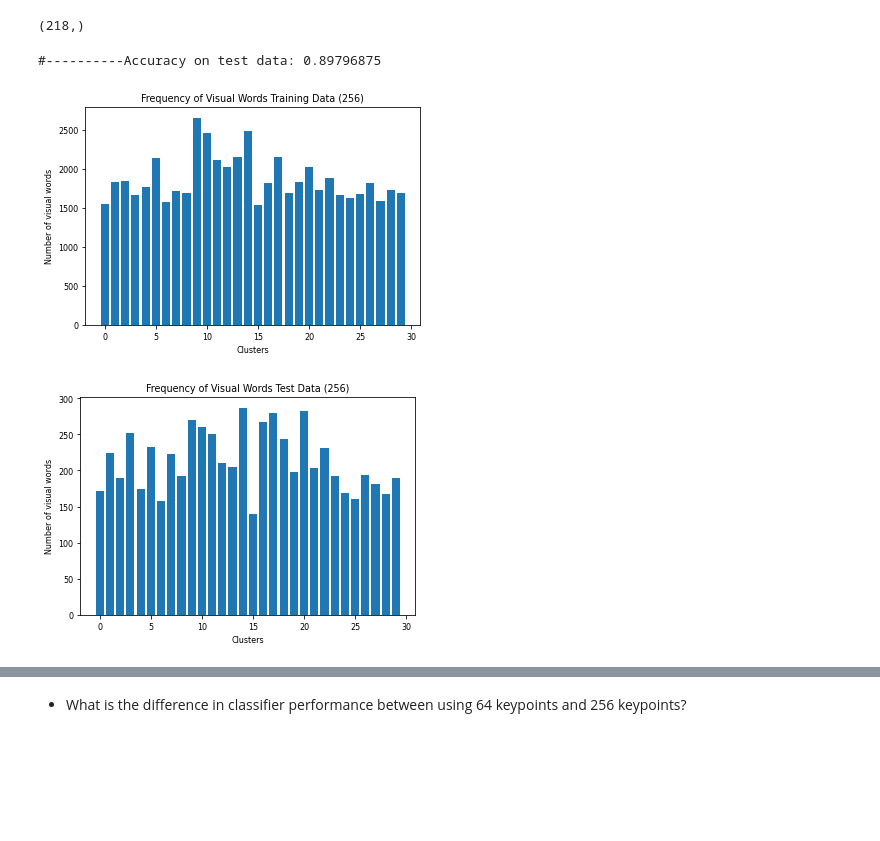
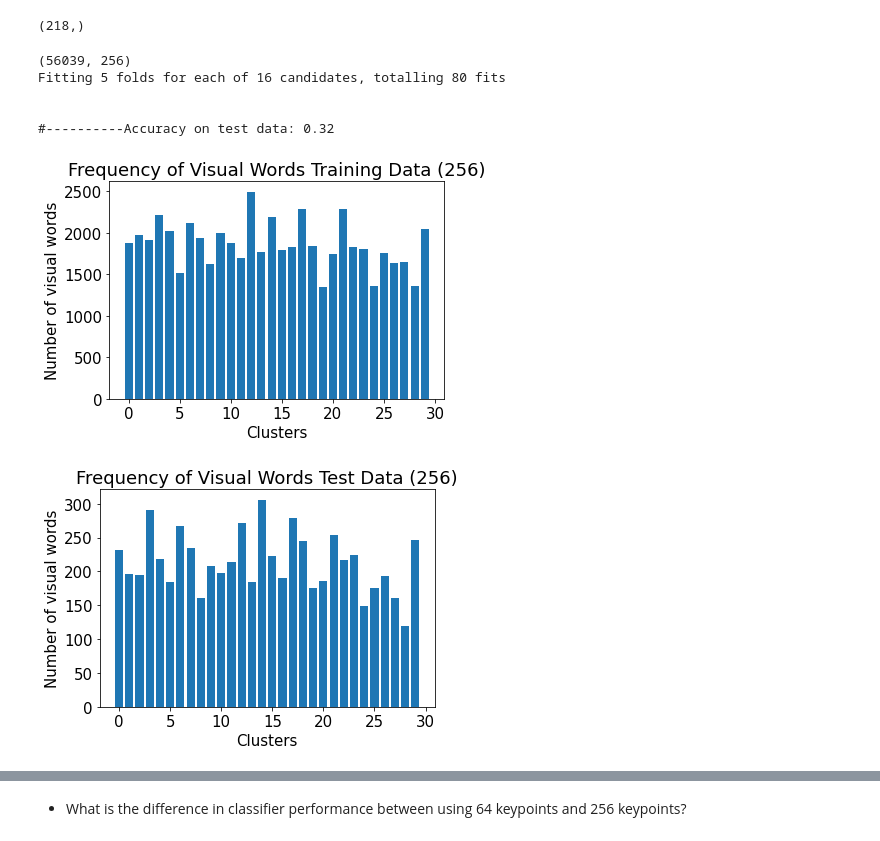
Before and after one commit to mario-rot/ComputerVisionCourse-MAI, a Jupyter notebook: Session 7/P7_Mario_Lauren.ipynb, the cells around one changed output, grey strips where cells are left out. Drawn from its saved outputs; the diff is of its cells as text; code cells hidden in the pictures; blank space fills up the shorter version.

```diff
--- a/Session 7/P7_Mario_Lauren.ipynb
+++ b/Session 7/P7_Mario_Lauren.ipynb
@@ -223,7 +245,7 @@ pd.DataFrame(clf2.cv_results_)
 # solution
 svc3 = SVC()
 clf3 = GridSearchCV(svc3,{'C':[0.1,0.5,1,1.5], 'gamma':[0.0005,0.005,0.05,0.5]})
-clf3.fit(dcs_flatten,kmeans.labels_)
+clf3.fit(vwr_img,y_train)
 pd.DataFrame(clf3.cv_results_)
 # %% [output]
 |  | mean_fit_time | std_fit_time | mean_score_time | std_score_time | param_C | param_gamma | params | ... |
@@ -258,13 +280,15 @@ GridSearchCV(estimator=SVC(),
 # %%
 # solution
 kps_test,dcs_test = get_multi_ORB(descriptor_extractor,x_test)
-dcs_test_flatten =  np.reshape(dcs_test, (len(dcs_test)*dcs_test.shape[1],dcs_test.shape[2]))
-tst_labs = kmeans.predict(dcs_test_flatten)
+vwr_img_test = []
+for img_dsc in dcs_test:
+  vwr_img_test.append(kmeans.predict(img_dsc))
+vwr_img_test = np.array(vwr_img_test)
 
-plt.bar(list(range(30)),ske.histogram(tst_labs, 30)[0])
+plt.bar(list(range(30)),ske.histogram(np.concatenate(vwr_img_test), 30)[0])
 plt.title('Frequency of Visual Words Test Data')
 plt.ylabel('Number of visual words')
 plt.xlabel('Clusters')
 
-preds = clf3.predict(dcs_test_flatten)
+preds = clf3.predict(vwr_img_test)
 # %% [output]
@@ -308,11 +361,13 @@ plot_confusion_matrix(confusion_matrix(tst_labs, preds),target_names,True,'YlGnB
 
 *   Repeat the classification using features of 256 ORB keypoints.
 # %%
+descriptor_extractor256 = feature.ORB(n_keypoints=256)
 kps_train256,dcs_train256 = get_multi_ORB(descriptor_extractor256, x_train)
 # %%
 set([item.shape for item in dcs_train256])
 # %% [output]
 {(231, 256), (256, 256)}
 # %%
-[n for n, item in enumerate(dcs_train256) if item.shape != (256,256)]
+bad_image = [n for n, item in enumerate(dcs_train256) if item.shape != (256,256)]
+bad_image
 # %% [output]
@@ -341,7 +396,7 @@ np.delete(list(np.array(dcs_train256)),42).shape
 # %% [output]
 (218,)
 # %%
-# # Creating the descriptor ectractor for 256 keypoints
+# Creating the descriptor ectractor for 256 keypoints
 descriptor_extractor256 = feature.ORB(n_keypoints=256)
 
 # # Getting keypoints and descriptors of train data
@@ -349,51 +404,69 @@ kps_train256,dcs_train256 = get_multi_ORB(descriptor_extractor256, x_train)
 
 # # One image has shape (232*300) the dimension (232) does not allow us to get
 # # 256 descriptors, we can get just 231 descriptors, this produces an error to
-# # reshape the array, so we make a movement to extract it and add it at the end
+# # # reshape the array, so we make a movement to extract it and add it at the end
 dcs_train256 = list(dcs_train256)
-deleted = dcs_train256.pop(42)
+deleted = dcs_train256.pop(bad_image[0])
 dcs_train256 = np.array(dcs_train256)
+y_train.pop(bad_image[0])
 
 # Flattening the data and applying clustering with k-means - 30 clusters (codewords)
 dcs_flatten256 = np.reshape(dcs_train256, (len(dcs_train256)*dcs_train256[0].shape[0],dcs_train256[0].shape[1]))
 dcs_flatten256 = np.concatenate((dcs_flatten256,deleted)) # Adding the deleted group of image descriptors
 print(dcs_flatten256.shape)
 kmeans256 = MiniBatchKMeans(n_clusters=len(categories)*10).fit(dcs_flatten256)
 
+vwr_img256 = []
+# dcs_train256 = list(dcs_train256)
+# dcs_train256.append(deleted)
+# dcs_train256 = np.array(dcs_train256, dtype=object)
+for img_dsc in dcs_train256:
+  vwr_img256.append(kmeans.predict(img_dsc))
+vwr_img256 = np.array(vwr_img256)
+
 # Plotting the histogram of visual words frequencies
 fig1 = plt.figure()
-plt.bar(list(range(30)),ske.histogram(kmeans256.labels_, 30)[0])
+plt.bar(list(range(30)),ske.histogram(np.concatenate(vwr_img256), 30)[0])
 plt.title('Frequency of Visual Words Training Data (256)')
 plt.ylabel('Number of visual words')
 plt.xlabel('Clusters')
 
 
 # Looking for the best classifier model in this task
 svc256 = SVC()
-clf256 = GridSearchCV(svc256,{'C':[0.5], 'gamma':['scale','auto',0.005]}, n_jobs=4, verbose=3)
-clf256.fit(dcs_flatten256,kmeans256.labels_)
+clf256 = GridSearchCV(svc256,{'C':[0.5,1,5,10], 'gamma':['scale','auto',0.005,0.5]}, n_jobs=4, verbose=3)
+clf256.fit(vwr_img256,y_train)
 
 # Getting keypoints and descriptors of test data, flattening & applying k-means
 kps_test256,dcs_test256 = get_multi_ORB(descriptor_extractor256,x_test)
 dcs_test_flatten256 =  np.reshape(dcs_test256, (len(dcs_test256)*dcs_test256.shape[1],dcs_test256.shape[2]))
 tst_labs256 = kmeans256.predict(dcs_test_flatten256)
 
+vwr_img256_test = []
+for img_dsc in dcs_test256:
+  vwr_img256_test.append(kmeans.predict(img_dsc))
+vwr_img256_test = np.array(vwr_img256_test)
+
 # Plotting the histogram of visual words frequencies (test data)
 fig2 = plt.figure()
-plt.bar(list(range(30)),ske.histogram(tst_labs256, 30)[0])
+plt.bar(list(range(30)),ske.histogram(np.concatenate(vwr_img256_test), 30)[0])
 plt.title('Frequency of Visual Words Test Data (256)')
 plt.ylabel('Number of visual words')
 plt.xlabel('Clusters')
 
 # Using the trained model get predictions
-preds256 = clf256.predict(dcs_test_flatten256)
+preds256 = clf256.predict(vwr_img256_test)
 
 # Evaluate the model with accuracy and confusion
-print('\n\n#----------Accuracy on test data: {} \n\n\n'.format(accuracy_score(tst_labs256, preds256)))
-target_names  = list(range(30))
-plot_confusion_matrix(confusion_matrix(tst_labs256, preds256),target_names,False,'YlGnBu', 'Confusion matrix of visual words classification (256)', fsizes={'font':12})
-plot_confusion_matrix(confusion_matrix(tst_labs256, preds256),target_names,True,'YlGnBu', 'Normalized confusion matrix of visual words classification (256)', fsizes={'font':8})
+print('\n\n#----------Accuracy on test data: {} \n\n\n'.format(accuracy_score(y_test, preds256)))
+
+plot_confusion_matrix(confusion_matrix(y_test, preds256),categories,False,'YlGnBu', 'Confusion matrix of visual words classification (256)', fsizes={'font':15})
+plot_confusion_matrix(confusion_matrix(y_test, preds256),categories,True,'YlGnBu', 'Normalized confusion matrix of visual words classification (256)', fsizes={'font':15})
 # %% [output]
-#----------Accuracy on test data: 0.89796875
+(56039, 256)
+Fitting 5 folds for each of 16 candidates, totalling 80 fits
+
+
+#----------Accuracy on test data: 0.32
-[figure, old version]
+[figure, new version]
-[figure, old version]
+[figure, new version]
```
Also changed, not shown: parts of 28 cells of this notebook.
